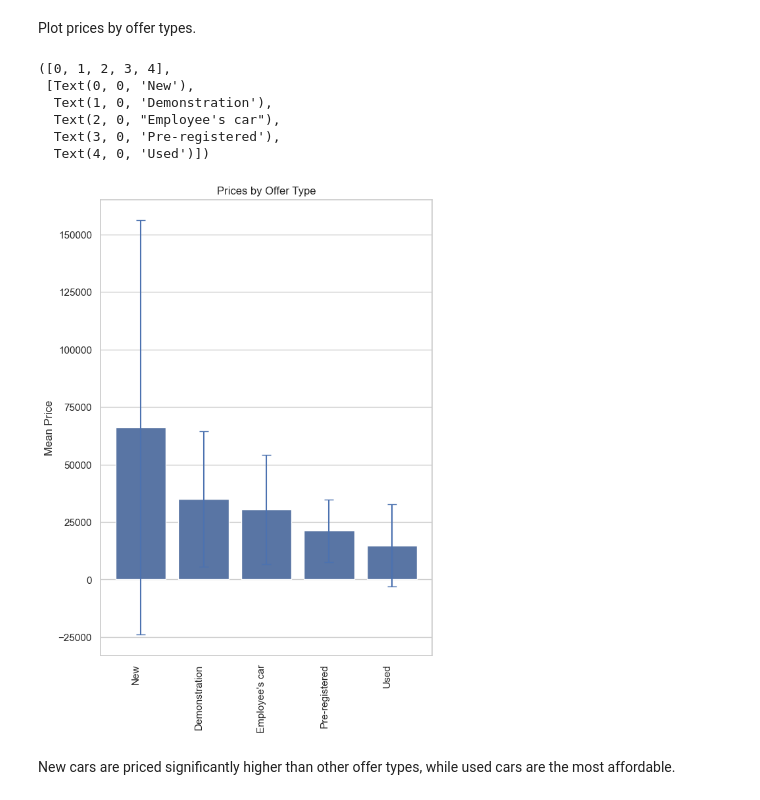
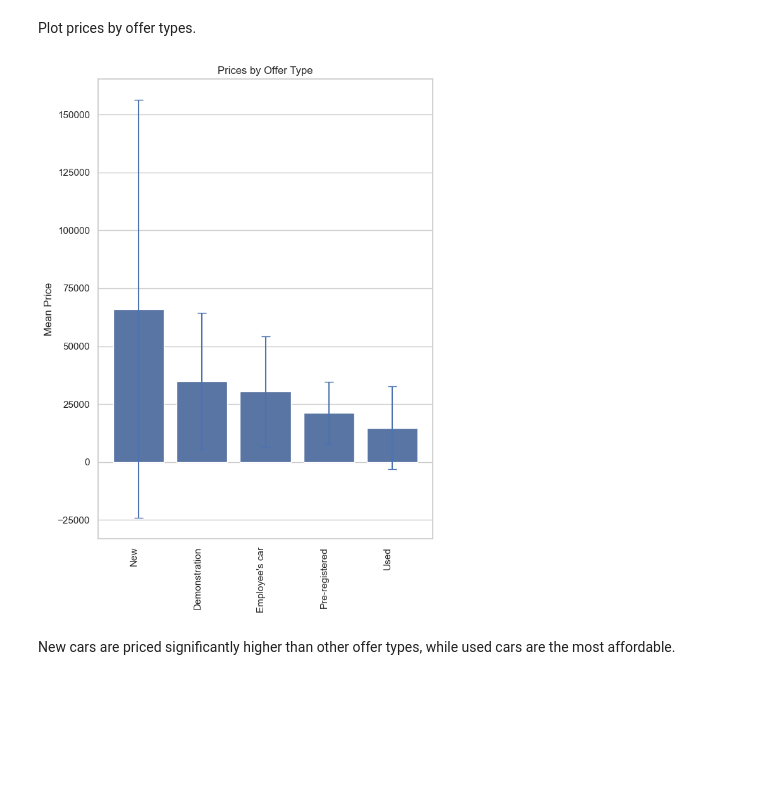
Before and after one commit to JAlbertOfficial/autoscout24-car-price-prediction, a Jupyter notebook: notebooks/1.0-ja-initial-data-exploration.ipynb, the cells around one changed output. Cells and saved outputs as stored; diff of their text form; code cells hidden in the pictures; blank space fills up the shorter version.

```diff
--- a/notebooks/1.0-ja-initial-data-exploration.ipynb
+++ b/notebooks/1.0-ja-initial-data-exploration.ipynb
@@ -456,37 +428,36 @@ Plot prices by offer types.
 # %%
 # Calculate mean price and standard deviation for each offer type
 offer_type_mean_price = df_raw.groupby("offerType")['price'].mean()
 offer_type_std_price = df_raw.groupby("offerType")['price'].std()
 
 # Combine mean price and standard deviation into a DataFrame
 offer_type_price_stats = pd.concat([offer_type_mean_price, offer_type_std_price], axis=1)
 offer_type_price_stats.columns = ['Mean Price', 'Standard Deviation']
 
 # Sort DataFrame by mean price in descending order
 offer_type_price_stats = offer_type_price_stats.sort_values(by='Mean Price', ascending=False)
 
 # Set up the matplotlib figure
 plt.figure(figsize=(6.5, 9))
 
 # Create a barplot for mean price
 sns.barplot(x=offer_type_price_stats.index, y=offer_type_price_stats['Mean Price'])
 
 # Plot error bars for standard deviation
 plt.errorbar(x=offer_type_price_stats.index, y=offer_type_price_stats['Mean Price'], yerr=offer_type_price_stats['Standard Deviation'], fmt='none', capsize=5)
 
 # Customize the plot
 plt.xlabel('')
 plt.title(f'Prices by Offer Type')
 plt.ylabel('Mean Price')
 plt.xticks(rotation=90, ha='right')
+
+# Show the plot for the current variable
+plt.savefig('../reports/figures/prices_by_offertype.png')
+plt.tight_layout()
+plt.show()
 # %% [output]
-([0, 1, 2, 3, 4],
- [Text(0, 0, 'New'),
-  Text(1, 0, 'Demonstration'),
-  Text(2, 0, "Employee's car"),
-  Text(3, 0, 'Pre-registered'),
-  Text(4, 0, 'Used')])
-[figure, old version]
+[figure, new version]
 # %% [markdown]
 New cars are priced significantly higher than other offer types, while used cars are the most affordable.
 # %% [markdown]
```
Also changed, not shown: parts of 4 cells of this notebook, 5 other files.
